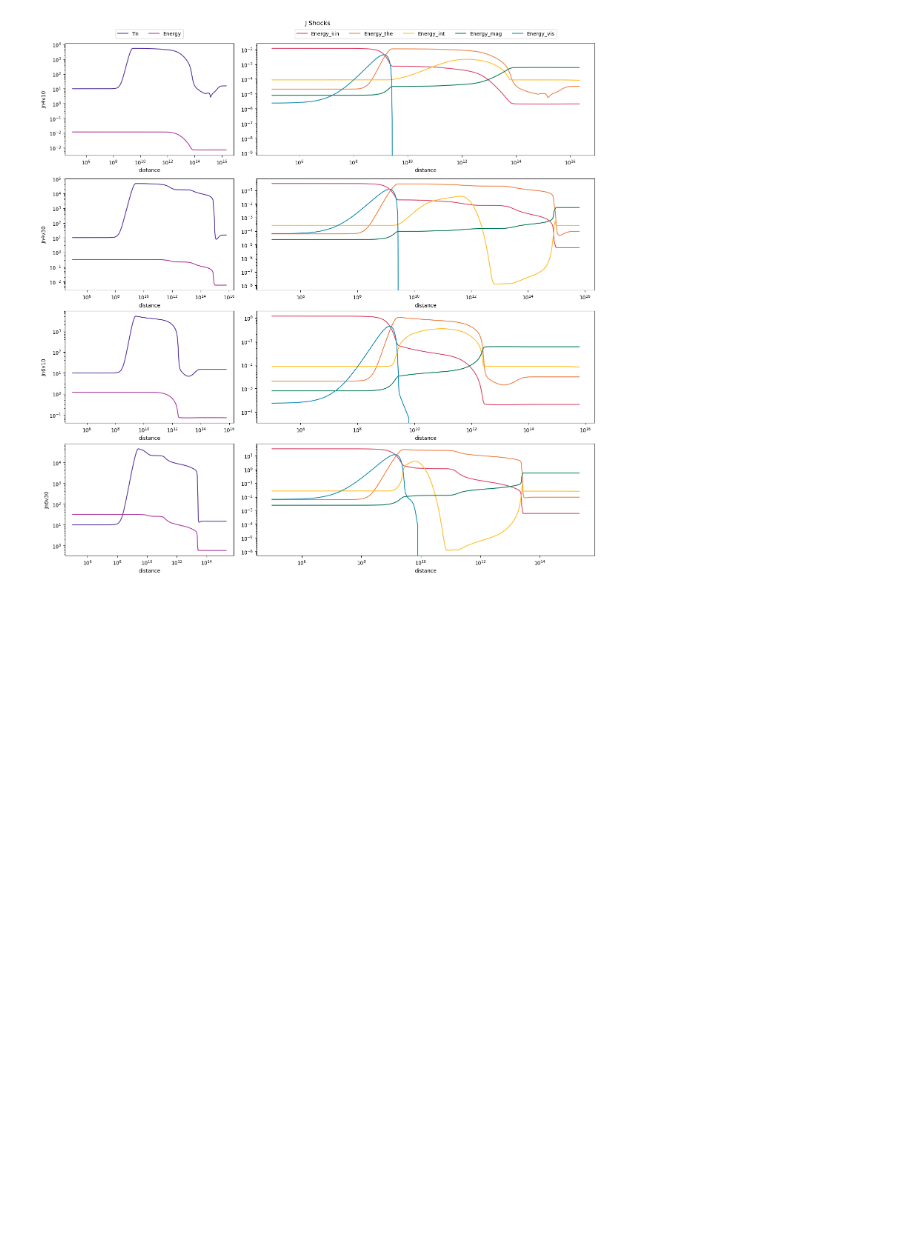
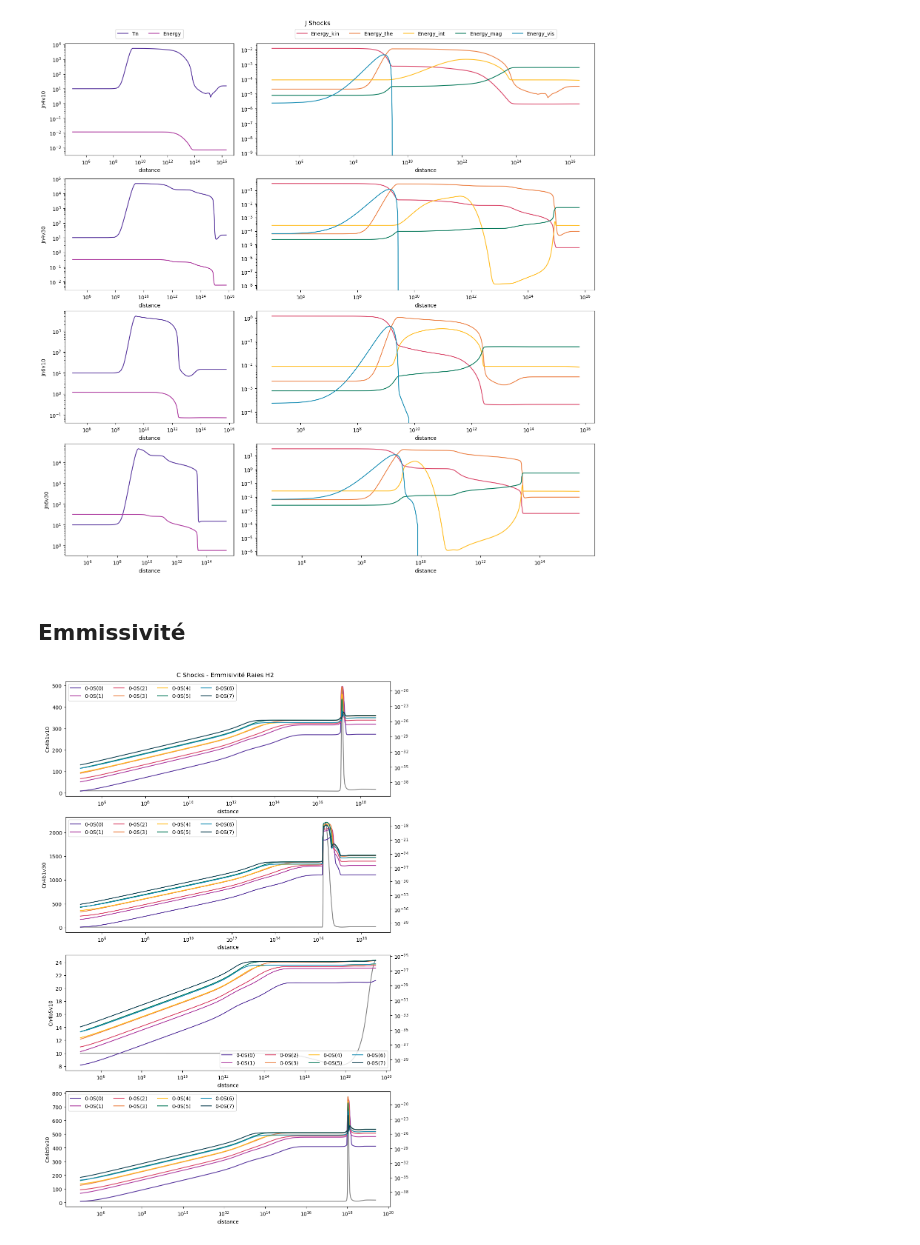
Before and after one commit to georgina-sampson/M04-Shocks, a Jupyter notebook: s06.ipynb, the cells around one changed output. Cells and saved outputs as stored; diff of their text form; code cells hidden in the pictures; blank space fills up the shorter version.

Commit message:
emmisivité

```diff
--- a/s06.ipynb
+++ b/s06.ipynb
@@ -579,3 +579,28 @@ fig.suptitle(f"J Shocks")
 fig.savefig('Jmodels_energ.png')
 # %% [output]
 [figure]
+# %% [markdown]
+## Emmissivité
+# %%
+emm=["Tn","0-0S(0)","0-0S(1)","0-0S(2)","0-0S(3)","0-0S(4)","0-0S(5)","0-0S(6)","0-0S(7)"]
+# %%
+fig, axs = plt.subplots(ncols=1,nrows=4,figsize=(10,15), layout='constrained')
+for i, model in enumerate(Cmodels):
+    data = Cmodels[model]['H2_line_loc']
+    axi=axs[i]
+
+    axi.plot(data["distance"], data[emm[0]], label=emm[0], c="black", alpha=0.5)
+    ax=axi.twinx()
+    for j in range(1,len(emm)):
+        ax.plot(data["distance"], data[emm[j]], label=emm[j], c=colores[j-1])
+
+    ax.set_yscale("log")
+    ax.set_xscale("log")
+    axi.set_xlabel("distance")
+    axi.set_ylabel(model)
+
+    ax.legend(ncols=4)
+fig.suptitle(f"C Shocks - Emmisivité Raies H2")
+fig.savefig('Cmodels_emm.png')
+# %% [output]
+[figure, added]
```
Also changed, not shown: parts of 2 cells of this notebook, 2 other files.
